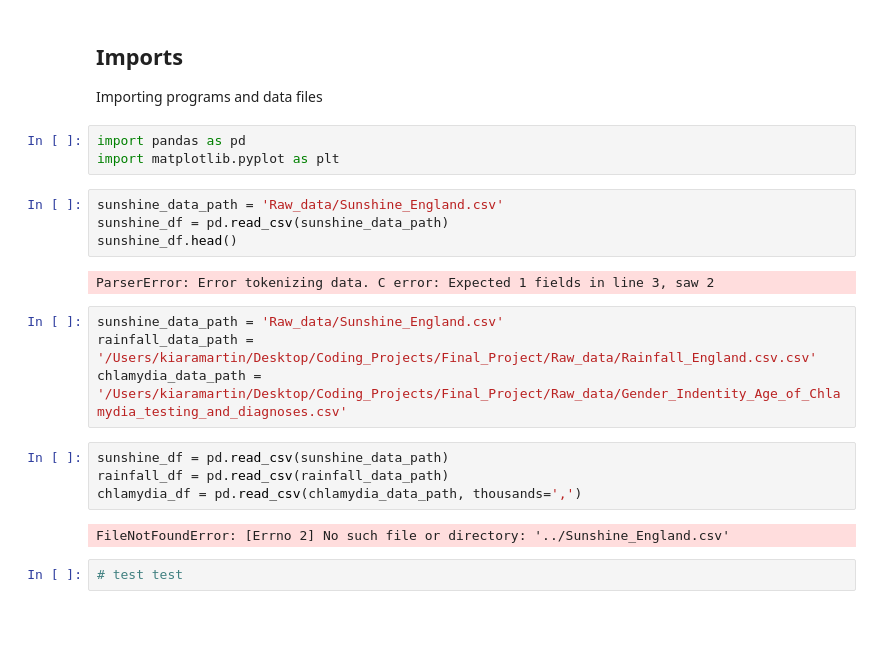
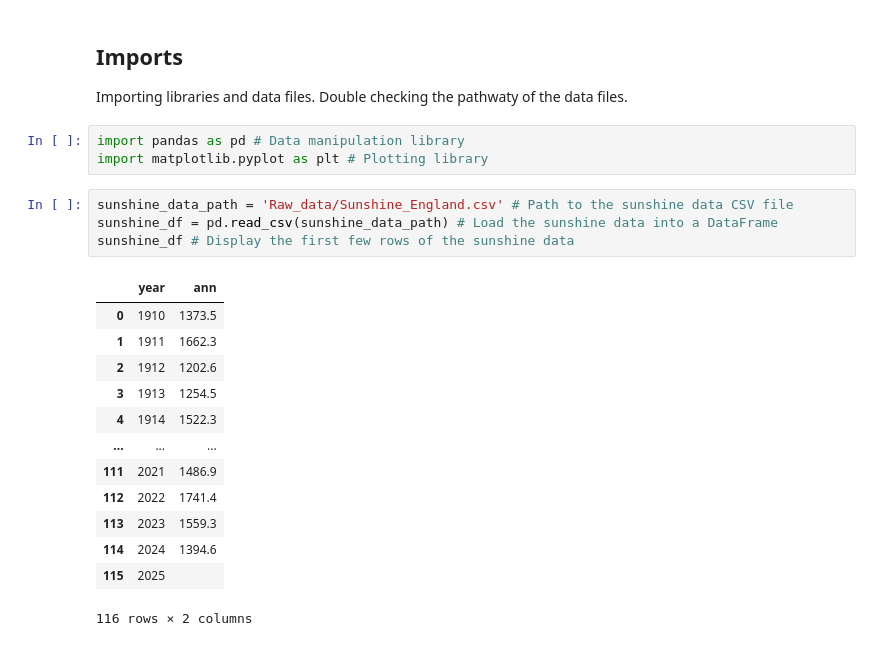
Before and after one commit to KiaraMartin/Final_Project_for_Peckham_DAZ_Introduction_to_Data_Science, a Jupyter notebook: Final_Project_V1.ipynb, the cells around one changed output. Saved outputs shown, nothing was run; the diff lists cells and outputs as text; blank space fills up the shorter version.

```diff
--- a/Final_Project_V1.ipynb
+++ b/Final_Project_V1.ipynb
@@ -15,25 +17,26 @@ I will narrowing the UK to just England so to match the chlamydia diagnoses by g
 
 ## Imports
 
-Importing programs and data files
+Importing libraries and data files.
+Double checking the pathwaty of the data files.
 # %%
-import pandas as pd
-import matplotlib.pyplot as plt
+import pandas as pd # Data manipulation library
+import matplotlib.pyplot as plt # Plotting library
 # %%
-sunshine_data_path = 'Raw_data/Sunshine_England.csv'
-sunshine_df = pd.read_csv(sunshine_data_path)
-sunshine_df.head()
+sunshine_data_path = 'Raw_data/Sunshine_England.csv' # Path to the sunshine data CSV file
+sunshine_df = pd.read_csv(sunshine_data_path) # Load the sunshine data into a DataFrame
+sunshine_df # Display the first few rows of the sunshine data
 # %% [output]
+|  | year | ann |
+| 0 | 1910 | 1373.5 |
+| 1 | 1911 | 1662.3 |
+| 2 | 1912 | 1202.6 |
+| 3 | 1913 | 1254.5 |
+| 4 | 1914 | 1522.3 |
+| ... | ... | ... |
+| 111 | 2021 | 1486.9 |
+| 112 | 2022 | 1741.4 |
+| 113 | 2023 | 1559.3 |
+| 114 | 2024 | 1394.6 |
+| 115 | 2025 |  |
-ParserError: Error tokenizing data. C error: Expected 1 fields in line 3, saw 2
+116 rows × 2 columns
-# %%
-sunshine_data_path = 'Raw_data/Sunshine_England.csv'
-rainfall_data_path = '/Users/kiaramartin/Desktop/Coding_Projects/Final_Project/Raw_data/Rainfall_England.csv.csv'
-chlamydia_data_path = '/Users/kiaramartin/Desktop/Coding_Projects/Final_Project/Raw_data/Gender_Indentity_Age_of_Chlamydia_testing_and_diagnoses.csv'
-# %%
-sunshine_df = pd.read_csv(sunshine_data_path)
-rainfall_df = pd.read_csv(rainfall_data_path)
-chlamydia_df = pd.read_csv(chlamydia_data_path, thousands=',')
-# %% [output]
-FileNotFoundError: [Errno 2] No such file or directory: '../Sunshine_England.csv'
-# %%
-# test test
```
Also changed, not shown: parts of 15 cells of this notebook, 6 other files.
